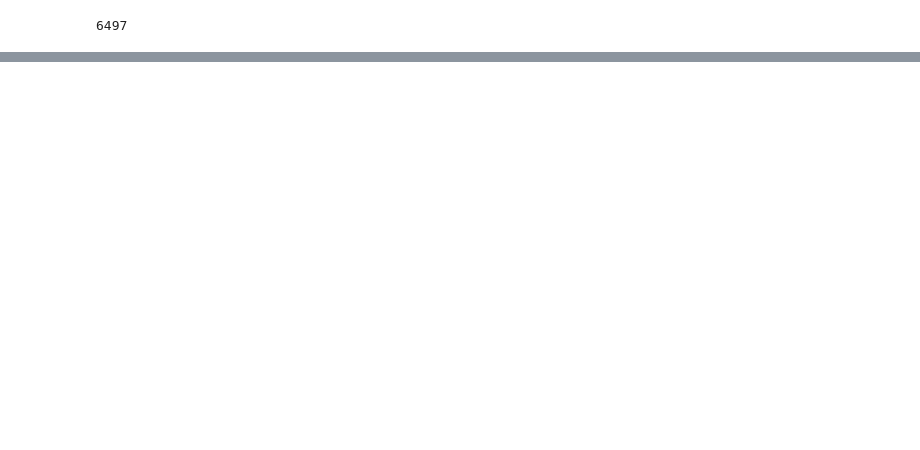
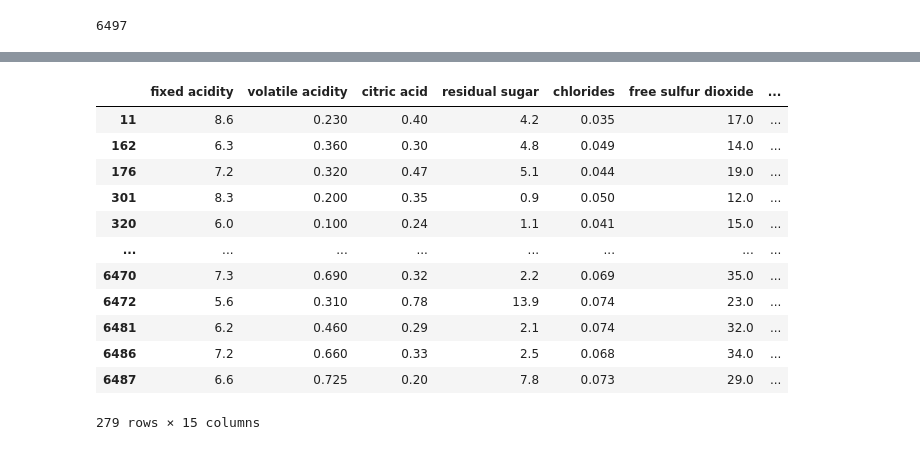
Before and after one commit to RHout19/Project-1, a Jupyter notebook: Model 1/Project 2/Sprint_3_ML.ipynb, the cells around one changed output, grey strips where cells are left out. Saved outputs shown, nothing was run; the diff lists cells and outputs as text; code cells hidden in the pictures; blank space fills up the shorter version.

```diff
--- a/Model 1/Project 2/Sprint_3_ML.ipynb
+++ b/Model 1/Project 2/Sprint_3_ML.ipynb
@@ -35,0 +78,6 @@ all_wine.shape[0]
+# %%
+
+X = all_wine.drop(columns=['quality_label', 'wine_type'])
+y = all_wine['wine_type']
+
+X.shape
@@ -35,0 +86,3 @@ all_wine.shape[0]
+# %%
+#splitting the data
+X_train, X_test, y_train, y_test = train_test_split(X, y, test_size=0.2, random_state=19)
@@ -35,0 +91,11 @@ all_wine.shape[0]
+# %%
+#making the KNN model
+model = KNeighborsClassifier()
+model.fit(X_train.values, y_train.values)
+
+#testing the accuracy of the model
+
+y_pred = model.predict(X_test)
+accuracy = accuracy_score(y_test, y_pred)
+
+print(f'Accuracy: {accuracy*100:.0f}%')
@@ -35,0 +148,4 @@ all_wine.shape[0]
+# %%
+all_wine['prediction_result'] = model.predict(X)
+
+display(all_wine[0:10])
@@ -35,0 +164,16 @@ all_wine.shape[0]
+# %%
+display(all_wine[all_wine['wine_type'] != all_wine['prediction_result']])
+# %% [output]
+|  | fixed acidity | volatile acidity | citric acid | residual sugar | chlorides | free sulfur dioxide | ... |
+| 11 | 8.6 | 0.230 | 0.40 | 4.2 | 0.035 | 17.0 | ... |
+| 162 | 6.3 | 0.360 | 0.30 | 4.8 | 0.049 | 14.0 | ... |
+| 176 | 7.2 | 0.320 | 0.47 | 5.1 | 0.044 | 19.0 | ... |
+| 301 | 8.3 | 0.200 | 0.35 | 0.9 | 0.050 | 12.0 | ... |
+| 320 | 6.0 | 0.100 | 0.24 | 1.1 | 0.041 | 15.0 | ... |
+| ... | ... | ... | ... | ... | ... | ... | ... |
+| 6470 | 7.3 | 0.690 | 0.32 | 2.2 | 0.069 | 35.0 | ... |
+| 6472 | 5.6 | 0.310 | 0.78 | 13.9 | 0.074 | 23.0 | ... |
+| 6481 | 6.2 | 0.460 | 0.29 | 2.1 | 0.074 | 32.0 | ... |
+| 6486 | 7.2 | 0.660 | 0.33 | 2.5 | 0.068 | 34.0 | ... |
+| 6487 | 6.6 | 0.725 | 0.20 | 7.8 | 0.073 | 29.0 | ... |
+279 rows × 15 columns
```
Also changed, not shown: parts of 16 cells of this notebook, 3 other files.
